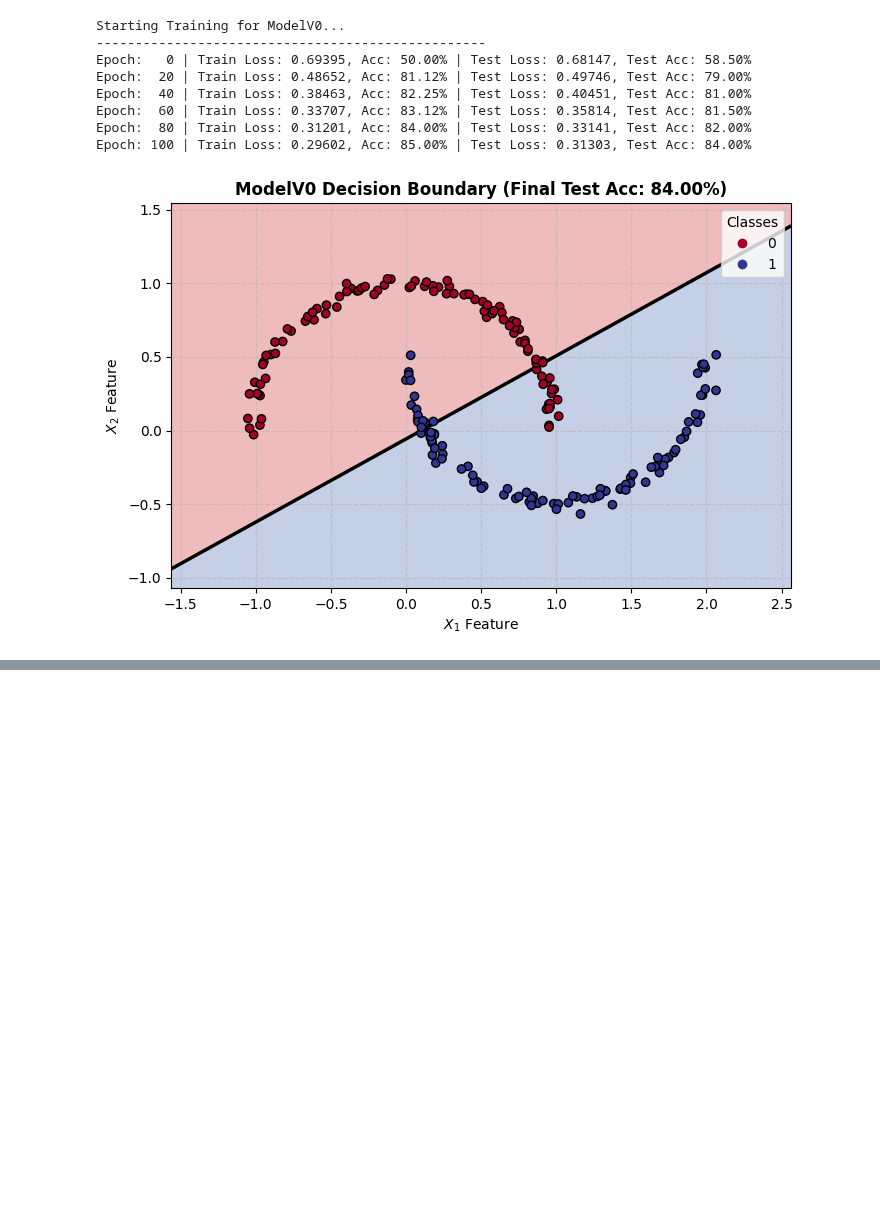
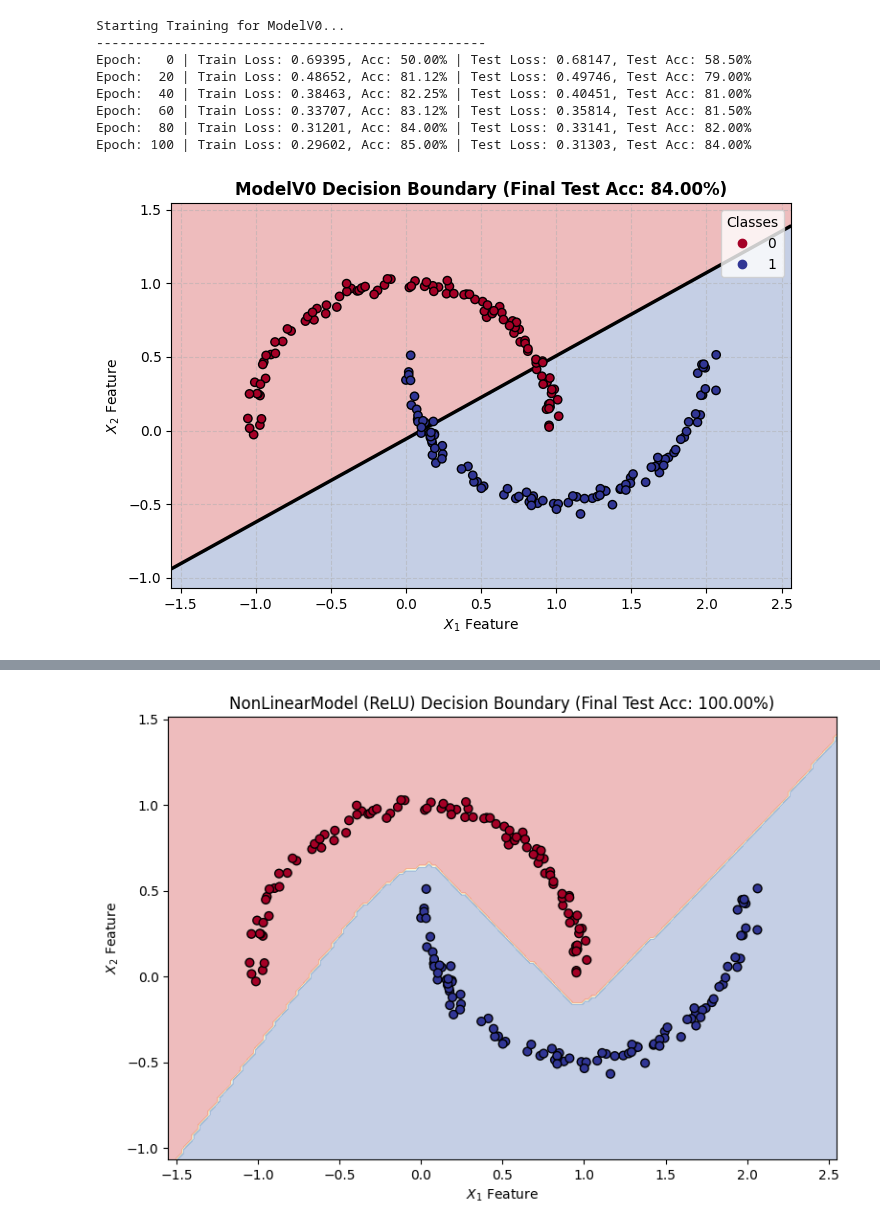
Before and after one commit to Avhijan/AI, a Jupyter notebook: 6_Neural_Networks/6.2_neural_network.ipynb, the cells around one changed output, grey strips where cells are left out. Cells and saved outputs as stored; diff of their text form; code cells hidden in the pictures; blank space fills up the shorter version.

```diff
--- a/6_Neural_Networks/6.2_neural_network.ipynb
+++ b/6_Neural_Networks/6.2_neural_network.ipynb
@@ -231,0 +489,81 @@ despite two layers the model can't accurately work yet
+# %%
+import torch
+import torch.nn as nn
+import torch.optim as optim
+
+class NonLinearModel(nn.Module):
+    def __init__(self):
+        super().__init__()
+        self.layer_1 = nn.Linear(in_features=2, out_features=16)
+        self.relu = nn.ReLU()
+        self.layer_2 = nn.Linear(in_features=16, out_features=1)
+
+    def forward(self, x):
+        x = self.layer_1(x)
+        x = self.relu(x)
+        x = self.layer_2(x)
+        return x
+
+model = NonLinearModel().to(device)   # FIX 1: move model to same device as data
+
+loss_fn = nn.BCEWithLogitsLoss()
+optimizer = optim.Adam(model.parameters(), lr=0.01)
+
+torch.manual_seed(42)
+epochs = 500
+
+print("Starting Training for NonLinearModel...\n" + "-"*50)
+for epoch in range(epochs + 1):
+    model.train()
+    y_logits = model(X_train)
+    loss = loss_fn(y_logits, y_train)
+
+    optimizer.zero_grad()
+    loss.backward()
+    optimizer.step()
+
+    if epoch % 100 == 0:
+        model.eval()
+        with torch.inference_mode():
+            test_logits = model(X_test)
+            test_loss = loss_fn(test_logits, y_test)
+            train_preds = torch.round(torch.sigmoid(y_logits))
+            test_preds = torch.round(torch.sigmoid(test_logits))
+            train_acc = (train_preds == y_train).sum().item() / len(y_train) * 100
+            test_acc = (test_preds == y_test).sum().item() / len(y_test) * 100
+        print(f"Epoch: {epoch:4d} | Train Loss: {loss.item():.5f}, Acc: {train_acc:.2f}% | Test Loss: {test_loss.item():.5f}, Test Acc: {test_acc:.2f}%")
+
+
+import numpy as np
+import matplotlib.pyplot as plt
+
+def plot_decision_boundary(model, X, y):
+    x_min, x_max = X[:, 0].min() - 0.5, X[:, 0].max() + 0.5
+    y_min, y_max = X[:, 1].min() - 0.5, X[:, 1].max() + 0.5
+
+    xx, yy = np.meshgrid(np.arange(x_min, x_max, 0.02),
+                          np.arange(y_min, y_max, 0.02))
+
+    grid_points = np.c_[xx.ravel(), yy.ravel()]
+    grid_tensor = torch.from_numpy(grid_points).float().to(device)  # FIX 2: grid must match model's device
+
+    model.eval()
+    with torch.inference_mode():
+        logits = model(grid_tensor)
+        probs = torch.sigmoid(logits)
+        preds = torch.round(probs).cpu().numpy()  # FIX 3: .cpu() before .numpy()
+
+    zz = preds.reshape(xx.shape)
+    plt.contourf(xx, yy, zz, cmap=plt.cm.RdYlBu, alpha=0.3)
+    plt.scatter(X[:, 0], X[:, 1], c=y.squeeze(), cmap=plt.cm.RdYlBu, edgecolors='k', s=40)
+    plt.xlabel("$X_1$ Feature")
+    plt.ylabel("$X_2$ Feature")
+    plt.title(f"NonLinearModel (ReLU) Decision Boundary (Final Test Acc: {test_acc:.2f}%)")
+
+X_numpy = X_test.cpu().numpy()   # FIX 3 (same issue here)
+y_numpy = y_test.cpu().numpy()
+
+plt.figure(figsize=(9, 6))
+plot_decision_boundary(model, X_numpy, y_numpy)
+plt.show()
+# %% [output]
@@ -231,0 +578 @@ despite two layers the model can't accurately work yet
+[figure, added]
```
Also changed, not shown: parts of 21 cells of this notebook, 1 other file.
